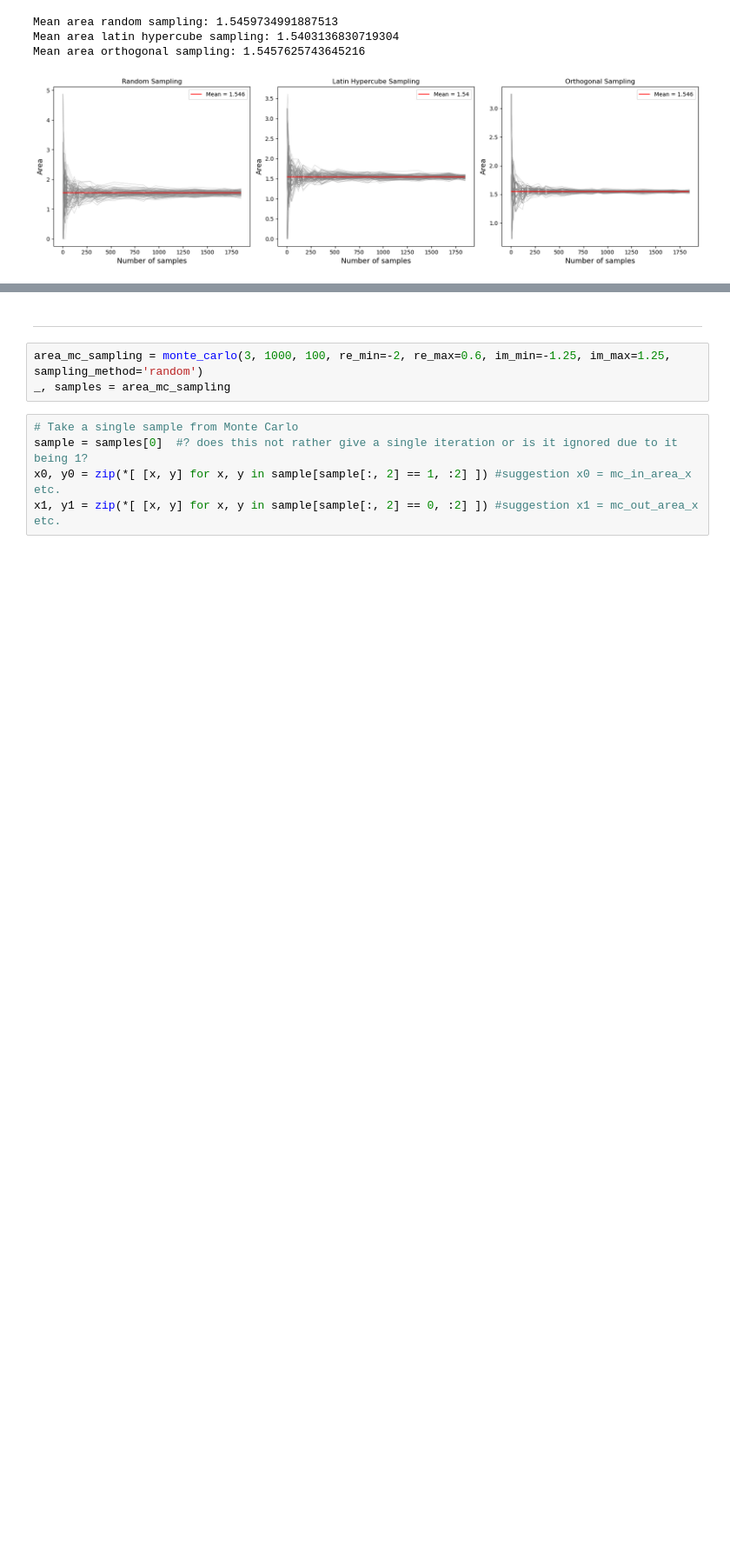
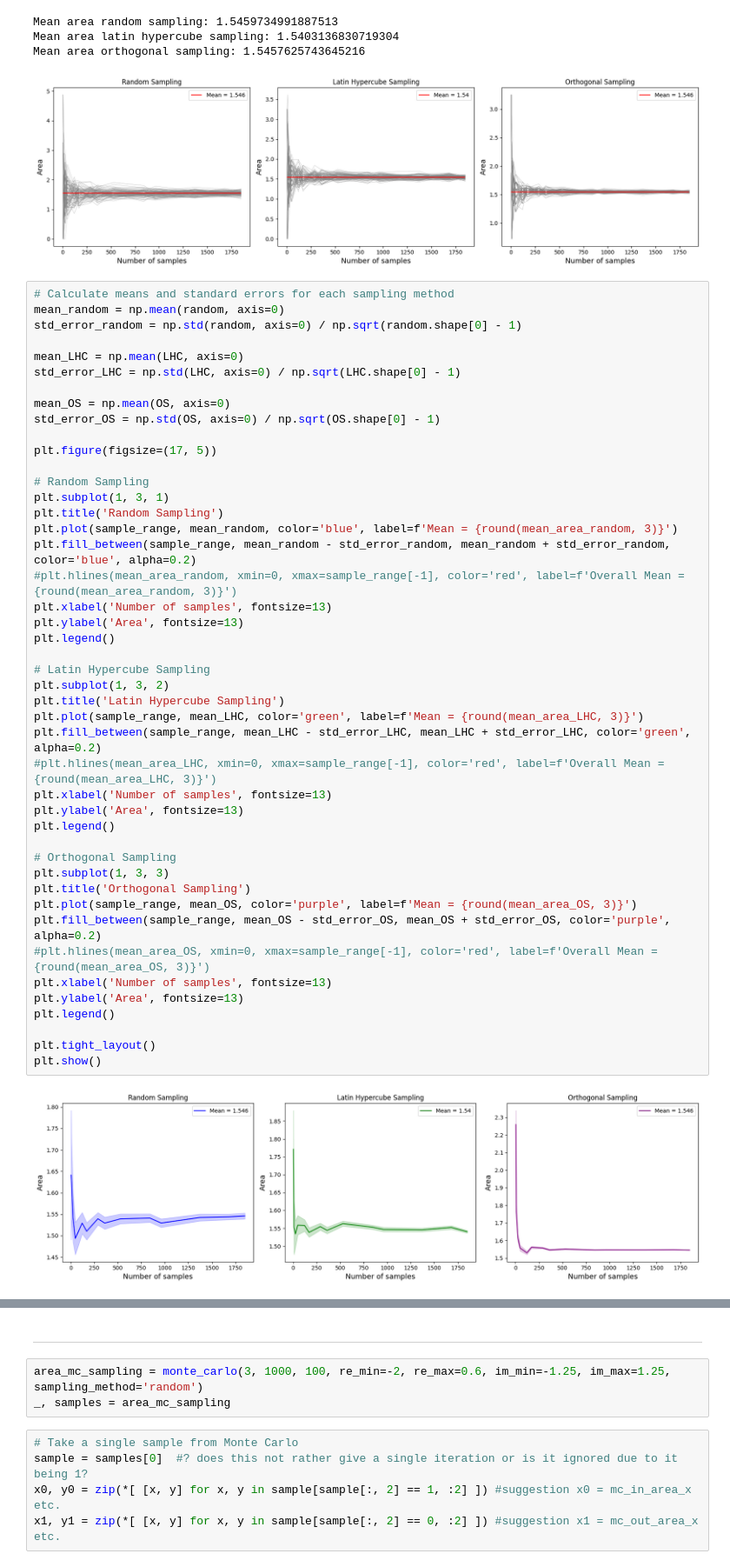
Before and after one commit to NaniHazbolatow/5284STSI6Y, a Jupyter notebook: Assignment 1/Assignment1.ipynb, the cells around one changed output, grey strips where cells are left out. Shown at 87% size. Cells and saved outputs as stored; diff of their text form; blank space fills up the shorter version.

Commit message:
Trying some code changes + Sobol Sampling + CI plot

```diff
--- a/Assignment 1/Assignment1.ipynb
+++ b/Assignment 1/Assignment1.ipynb
@@ -280,3 +334,50 @@ Mean area random sampling: 1.5459734991887513
 Mean area latin hypercube sampling: 1.5403136830719304
 Mean area orthogonal sampling: 1.5457625743645216
 [figure]
+# %%
+# Calculate means and standard errors for each sampling method
+mean_random = np.mean(random, axis=0)
+std_error_random = np.std(random, axis=0) / np.sqrt(random.shape[0] - 1)
+
+mean_LHC = np.mean(LHC, axis=0)
+std_error_LHC = np.std(LHC, axis=0) / np.sqrt(LHC.shape[0] - 1)
+
+mean_OS = np.mean(OS, axis=0)
+std_error_OS = np.std(OS, axis=0) / np.sqrt(OS.shape[0] - 1)
+
+plt.figure(figsize=(17, 5))
+
+# Random Sampling
+plt.subplot(1, 3, 1)
+plt.title('Random Sampling')
+plt.plot(sample_range, mean_random, color='blue', label=f'Mean = {round(mean_area_random, 3)}')
+plt.fill_between(sample_range, mean_random - std_error_random, mean_random + std_error_random, color='blue', alpha=0.2)
+#plt.hlines(mean_area_random, xmin=0, xmax=sample_range[-1], color='red', label=f'Overall Mean = {round(mean_area_random, 3)}')
+plt.xlabel('Number of samples', fontsize=13)
+plt.ylabel('Area', fontsize=13)
+plt.legend()
+
+# Latin Hypercube Sampling
+plt.subplot(1, 3, 2)
+plt.title('Latin Hypercube Sampling')
+plt.plot(sample_range, mean_LHC, color='green', label=f'Mean = {round(mean_area_LHC, 3)}')
+plt.fill_between(sample_range, mean_LHC - std_error_LHC, mean_LHC + std_error_LHC, color='green', alpha=0.2)
+#plt.hlines(mean_area_LHC, xmin=0, xmax=sample_range[-1], color='red', label=f'Overall Mean = {round(mean_area_LHC, 3)}')
+plt.xlabel('Number of samples', fontsize=13)
+plt.ylabel('Area', fontsize=13)
+plt.legend()
+
+# Orthogonal Sampling
+plt.subplot(1, 3, 3)
+plt.title('Orthogonal Sampling')
+plt.plot(sample_range, mean_OS, color='purple', label=f'Mean = {round(mean_area_OS, 3)}')
+plt.fill_between(sample_range, mean_OS - std_error_OS, mean_OS + std_error_OS, color='purple', alpha=0.2)
+#plt.hlines(mean_area_OS, xmin=0, xmax=sample_range[-1], color='red', label=f'Overall Mean = {round(mean_area_OS, 3)}')
+plt.xlabel('Number of samples', fontsize=13)
+plt.ylabel('Area', fontsize=13)
+plt.legend()
+
+plt.tight_layout()
+plt.show()
+# %% [output]
+[figure, added]
```
Also changed, not shown: parts of 6 cells of this notebook, 2 other files.
